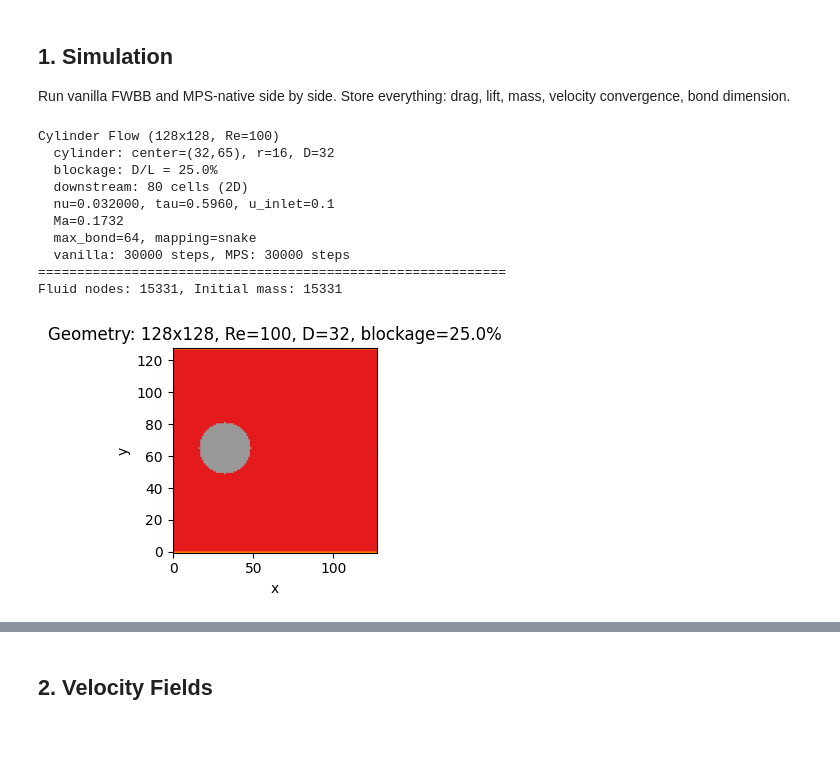
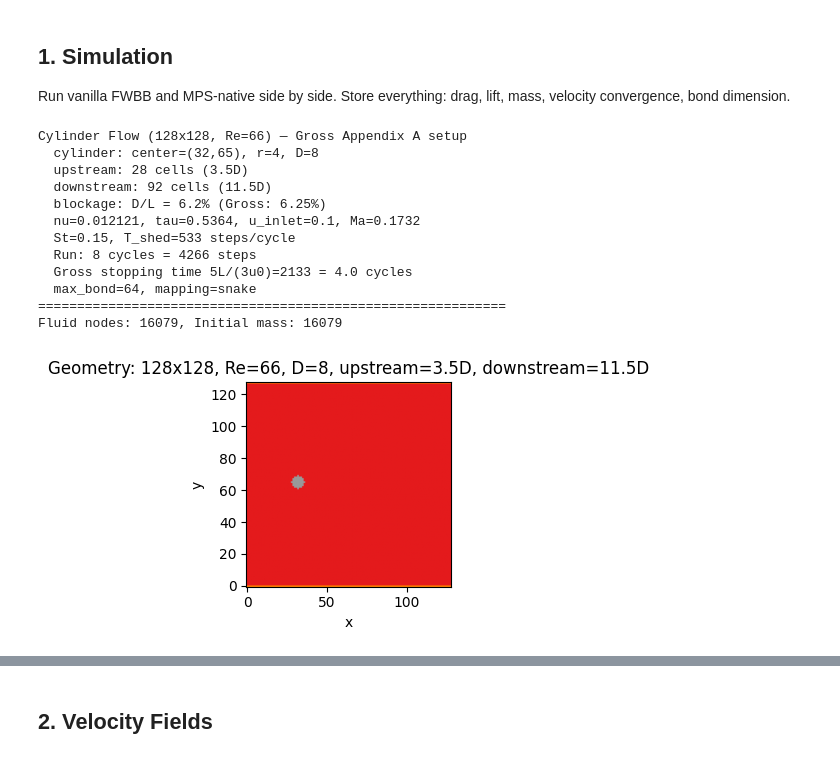
Before and after one commit to nynzzz/TN-LBM, a Jupyter notebook: notebooks/stage3_mps_native_cylinder.ipynb, the cells around one changed output, grey strips where cells are left out. Drawn from its saved outputs; the diff is of its cells as text; code cells hidden in the pictures.

Commit message:
exp stage 3 infrastructure + working cylinder

```diff
--- a/notebooks/stage3_mps_native_cylinder.ipynb
+++ b/notebooks/stage3_mps_native_cylinder.ipynb
@@ -45,9 +45,17 @@ All modules loaded successfully
 
 Run vanilla FWBB and MPS-native side by side. Store everything: drag, lift, mass, velocity convergence, bond dimension.
 # %%
-# Parameters — u_inlet=0.1 (matching Gross Ma), D=32, Re=100
-n = 128; Re_target = 100; u_inlet = 0.1
-cylinder_x, cylinder_y, cylinder_r = n // 4, n // 2 + 1, n // 8  # +1 offset for shedding
+# Parameters — Gross Appendix A cylinder setup (Re=66, D=L/16)
+# Stopping rule: run for n_periods shedding cycles (≈ 533 steps each).
+# Gross's "t = 5L/(3u0)" = 2133 steps = exactly 4·T_shed at St=0.15, but that
+# only covers the transient — we need ~4 more cycles for clean periodic shedding.
+
+n = 128
+Re_target = 66
+u_inlet = 0.1                   # = u_0
+cylinder_r = 4                  # D = 2r = 8 = L/16 (Gross)
+cylinder_x = n // 4             # 3D upstream — far enough that inlet BC doesn't contaminate wake
+cylinder_y = n // 2 + 1         # +1 offset breaks symmetry → triggers shedding
 D_cyl = 2 * cylinder_r
 nu = u_inlet * D_cyl / Re_target
 tau = 3 * nu + 0.5
@@ -55,19 +63,25 @@ Re = u_inlet * D_cyl / nu
 mapping = 'snake'
 max_bond_cyl = 64
 
-nt_van = 30000   # vanilla is fast (~2 min), let shedding develop
-nt_mps = 30000
-snapshot_every_van = max(1, nt_van // 200)  # more snapshots to see oscillation
+# Stopping time from shedding period (St literature value for Re~50–100 cylinder)
+St = 0.15
+T_shed = D_cyl / (St * u_inlet)            # ≈ 533 steps/cycle
+n_periods = 8                              # total shedding cycles (~4 transient + ~4 measurable)
+nt_van = nt_mps = int(n_periods * T_shed)
+
+snapshot_every_van = max(1, nt_van // 200)
 snapshot_every_mps = max(1, nt_mps // 200)
 
-print(f"Cylinder Flow ({n}x{n}, Re={Re:.0f})")
+print(f"Cylinder Flow ({n}x{n}, Re={Re:.0f}) — Gross Appendix A setup")
 print(f"  cylinder: center=({cylinder_x},{cylinder_y}), r={cylinder_r}, D={D_cyl}")
-print(f"  blockage: D/L = {D_cyl/n*100:.1f}%")
-print(f"  downstream: {n - cylinder_x - cylinder_r} cells ({(n - cylinder_x - cylinder_r)/D_cyl:.0f}D)")
-print(f"  nu={nu:.6f}, tau={tau:.4f}, u_inlet={u_inlet}")
-print(f"  Ma={u_inlet / np.sqrt(D2Q9.cs2):.4f}")
+print(f"  upstream: {cylinder_x - cylinder_r} cells ({(cylinder_x - cylinder_r)/D_cyl:.1f}D)")
+print(f"  downstream: {n - cylinder_x - cylinder_r} cells ({(n - cylinder_x - cylinder_r)/D_cyl:.1f}D)")
+print(f"  blockage: D/L = {D_cyl/n*100:.1f}% (Gross: 6.25%)")
+print(f"  nu={nu:.6f}, tau={tau:.4f}, u_inlet={u_inlet}, Ma={u_inlet/np.sqrt(D2Q9.cs2):.4f}")
+print(f"  St={St}, T_shed={T_shed:.0f} steps/cycle")
+print(f"  Run: {n_periods} cycles = {nt_van} steps")
+print(f"  Gross stopping time 5L/(3u0)={int(5*n/(3*u_inlet))} = {int(5*n/(3*u_inlet))/T_shed:.1f} cycles")
 print(f"  max_bond={max_bond_cyl}, mapping={mapping}")
-print(f"  vanilla: {nt_van} steps, MPS: {nt_mps} steps")
 print("=" * 60)
 
 # Geometry
@@ -80,44 +94,48 @@ fluid = ~solid
 cyl_boundary_masks_2d = [None] * D2Q9.q
 cyl_boundary_masks_mps = [None] * D2Q9.q
 for i in range(D2Q9.q):
     cx_i, cy_i = int(D2Q9.c[i, 0]), int(D2Q9.c[i, 1])
     if cx_i == 0 and cy_i == 0:
         continue
     shifted = np.roll(np.roll(cylinder, cx_i, axis=0), cy_i, axis=1)
     mask_2d = shifted & fluid
     cyl_boundary_masks_2d[i] = mask_2d
     cyl_boundary_masks_mps[i], _ = mask_to_mps(mask_2d, mapping=mapping)
 
-# Initial condition
+# Initial condition: uniform inlet velocity everywhere
 rho_init = np.ones((n, n))
 u_init = np.zeros((2, n, n))
 u_init[0, fluid] = u_inlet
 f_init = compute_equilibrium(D2Q9, rho_init, u_init)
 for i in range(D2Q9.q):
     f_init[i][solid] = 0.0
 
 initial_mass = np.sum(f_init)
 print(f"Fluid nodes: {fluid.sum()}, Initial mass: {initial_mass:.0f}")
 
 # Visualize geometry
 fig, ax = plt.subplots(1, 1, figsize=(10, 3))
 geo = np.zeros((n, n)); geo[walls] = 1; geo[cylinder] = 2
 ax.imshow(geo.T, origin='lower', cmap='Set1', aspect='equal')
-ax.set_title(f'Geometry: {n}x{n}, Re={Re:.0f}, D={D_cyl}, blockage={D_cyl/n*100:.1f}%')
+ax.set_title(f'Geometry: {n}x{n}, Re={Re:.0f}, D={D_cyl}, '
+             f'upstream={(cylinder_x - cylinder_r)/D_cyl:.1f}D, '
+             f'downstream={(n - cylinder_x - cylinder_r)/D_cyl:.1f}D')
 ax.set_xlabel('x'); ax.set_ylabel('y')
 plt.tight_layout(); plt.show()
 # %% [output]
-Cylinder Flow (128x128, Re=100)
-  cylinder: center=(32,65), r=16, D=32
-  blockage: D/L = 25.0%
-  downstream: 80 cells (2D)
-  nu=0.032000, tau=0.5960, u_inlet=0.1
-  Ma=0.1732
+Cylinder Flow (128x128, Re=66) — Gross Appendix A setup
+  cylinder: center=(32,65), r=4, D=8
+  upstream: 28 cells (3.5D)
+  downstream: 92 cells (11.5D)
+  blockage: D/L = 6.2% (Gross: 6.25%)
+  nu=0.012121, tau=0.5364, u_inlet=0.1, Ma=0.1732
+  St=0.15, T_shed=533 steps/cycle
+  Run: 8 cycles = 4266 steps
+  Gross stopping time 5L/(3u0)=2133 = 4.0 cycles
   max_bond=64, mapping=snake
-  vanilla: 30000 steps, MPS: 30000 steps
 ============================================================
-Fluid nodes: 15331, Initial mass: 15331
+Fluid nodes: 16079, Initial mass: 16079
-[figure, old version]
+[figure, new version]
 # %%
 def dense_drag_lift(lattice, f, cylinder_mask, fluid_mask):
     """Momentum exchange drag/lift on cylinder."""
```
Also changed, not shown: parts of 4 cells of this notebook, 11 other files.
